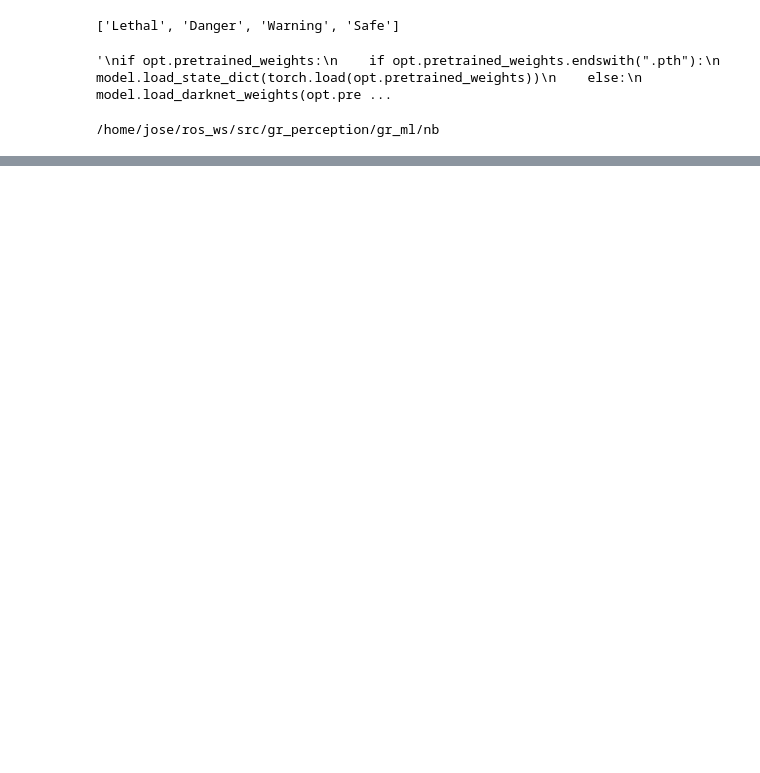
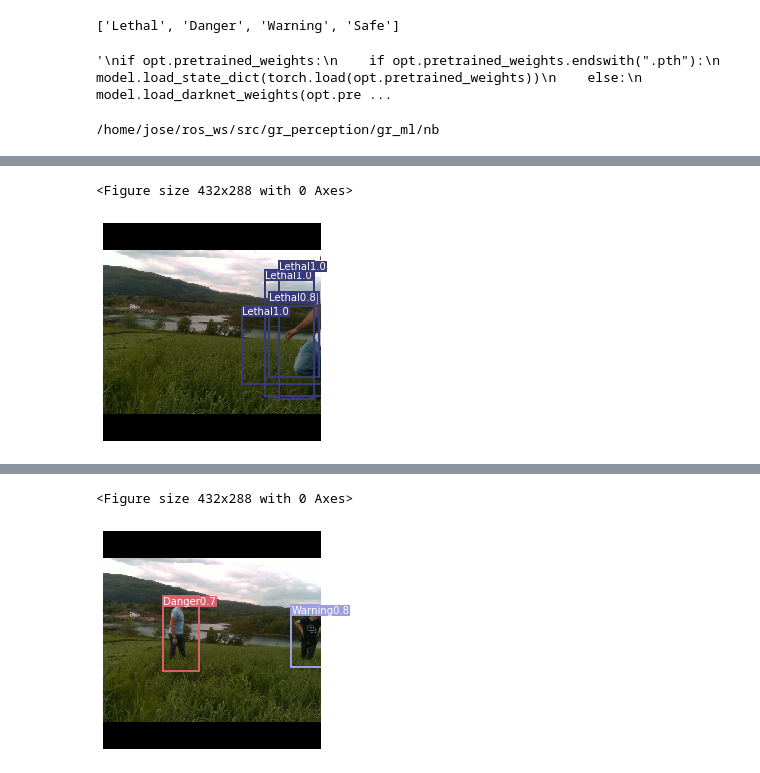
Before and after one commit to jcmayoral/gr_perception, a Jupyter notebook: gr_ml/nb/attempt yolo.ipynb, the cells around one changed output, grey strips where cells are left out. Cells and saved outputs as stored; diff of their text form; code cells hidden in the pictures; blank space fills up the shorter version.

Commit message:
results yolo cl4

```diff
--- a/gr_ml/nb/attempt yolo.ipynb
+++ b/gr_ml/nb/attempt yolo.ipynb
@@ -120,7 +121,7 @@ img_size = 256
 # %%
 # Get dataloader
 #For some reason augment or multiscale fails
-dataset = ListDataset(train_path, augment=False, multiscale=True)
+dataset = ListDataset(train_path, augment=False, multiscale=False)
 dataloader = torch.utils.data.DataLoader(
     dataset,
     batch_size=bs,
@@ -539,7 +513,0 @@ image
-# %%
-# pick one image from the test set
-img, img2 = dataset_test[2]
-# put the model in evaluation mode
-model.eval()
-with torch.no_grad():
-    prediction = model([img.to(device)])
@@ -550,11 +513,0 @@ Image.fromarray(img.mul(255).permute(1, 2, 0).byte().numpy())
-# %%
-print(img2.keys())
-print(img2['boxes'])
-mshape = img2['masks'].shape
-arr = np.zeros((mshape[1],mshape[2]),dtype=np.uint8)
-for i in range(mshape[0]):
-    print ("load")
-    arr += img2['masks'][i].mul(255).byte().numpy()
-print (arr, np.unique(arr), arr.shape, type(arr))
-image = Image.fromarray(arr)
-image
@@ -592,0 +514,56 @@ img
+# %%
+from matplotlib.ticker import NullLocator
+
+cmap = plt.get_cmap("tab20b")
+colors = [cmap(i) for i in np.linspace(0, 1, 20)]
+
+# Iterate through images and save plot of detections
+for img_i, (image, detections) in enumerate(zip(b, outputs)):
+    print("(%d) Image" % (img_i))
+
+    # Create plot
+    #img = np.array(Image.open(path))
+    img = image.mul(255).permute(1, 2, 0).byte().cpu().numpy()
+    plt.figure()
+    fig, ax = plt.subplots(1)
+    ax.imshow(img)
+
+    # Draw bounding boxes and labels of detections
+    if detections is not None:
+        # Rescale boxes to original image
+        detections = rescale_boxes(detections, img_size, img.shape[:2])
+        unique_labels = detections[:, -1].cpu().unique()
+        n_cls_preds = len(unique_labels)
+        bbox_colors = random.sample(colors, n_cls_preds)
+        for x1, y1, x2, y2, conf, cls_conf, cls_pred in detections:
+
+            print("\t+ Label: %s, Conf: %.5f" % (class_names[int(cls_pred)], cls_conf.item()))
+
+            box_w = x2 - x1
+            box_h = y2 - y1
+
+            if cls_conf.item()<0.7:
+                continue
+
+            color = bbox_colors[int(np.where(unique_labels == int(cls_pred))[0])]
+            # Create a Rectangle patch
+            bbox = patches.Rectangle((x1, y1), box_w, box_h, linewidth=2, edgecolor=color, facecolor="none")
+            # Add the bbox to the plot
+            ax.add_patch(bbox)
+            # Add label
+            plt.text(
+                x1,
+                y1,
+                s=class_names[int(cls_pred)]+"{:.1f}".format(cls_conf.item()),
+                color="white",
+                verticalalignment="top",
+                bbox={"color": color, "pad": 0},
+            )
+
+    plt.axis("off")
+    plt.gca().xaxis.set_major_locator(NullLocator())
+    plt.gca().yaxis.set_major_locator(NullLocator())
+    plt.savefig("output/example_yolo{}.png".format(str(img_i)), bbox_inches="tight", pad_inches=0.0,dpi=250)
+    plt.show()
+    plt.close()
+# %% [output]
@@ -592,0 +577,2 @@ img
+<Figure size 432x288 with 0 Axes>
+[figure, added]
@@ -592,0 +585,2 @@ img
+<Figure size 432x288 with 0 Axes>
+[figure, added]
```
Also changed, not shown: parts of 20 cells of this notebook.
